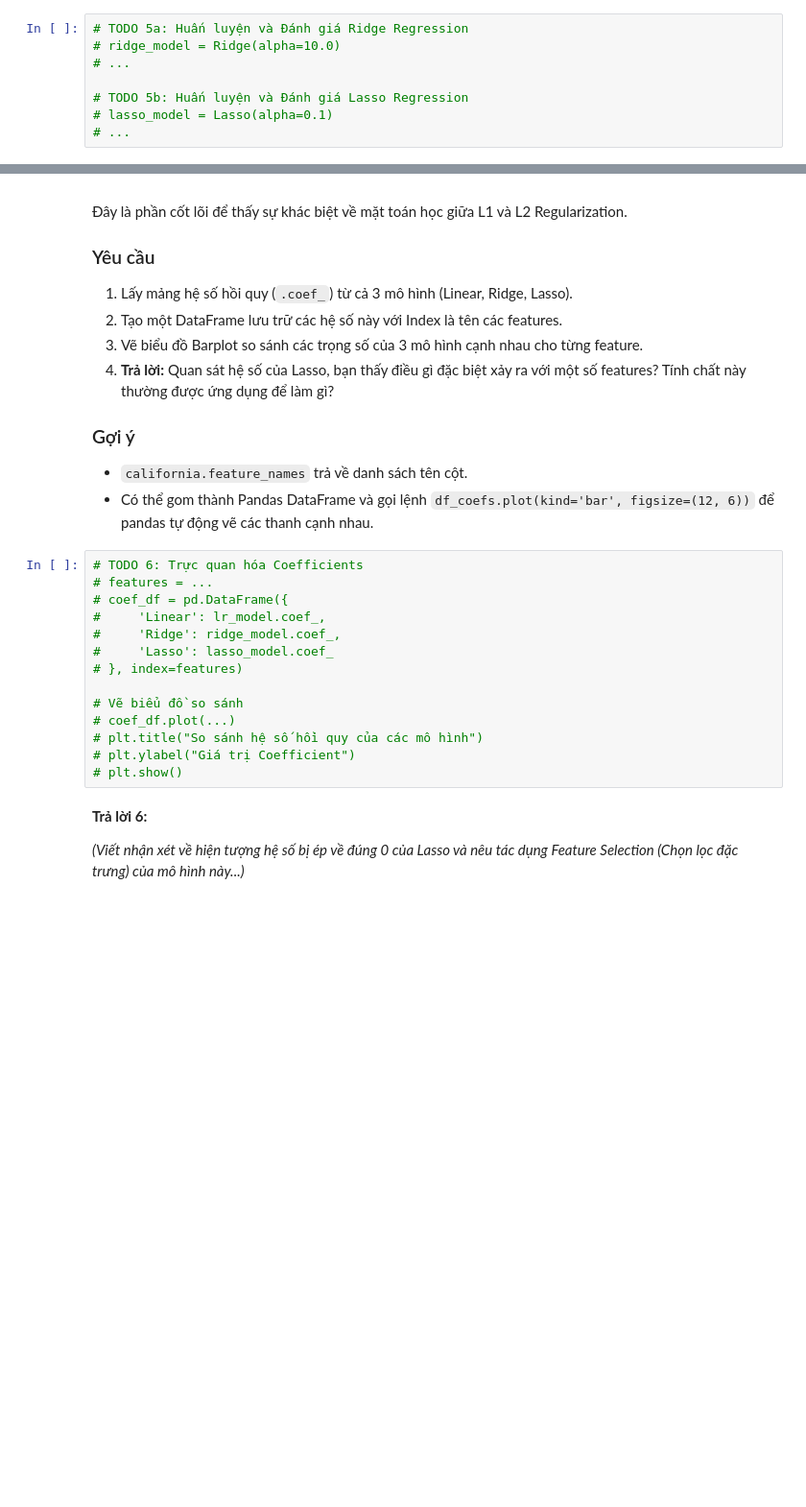
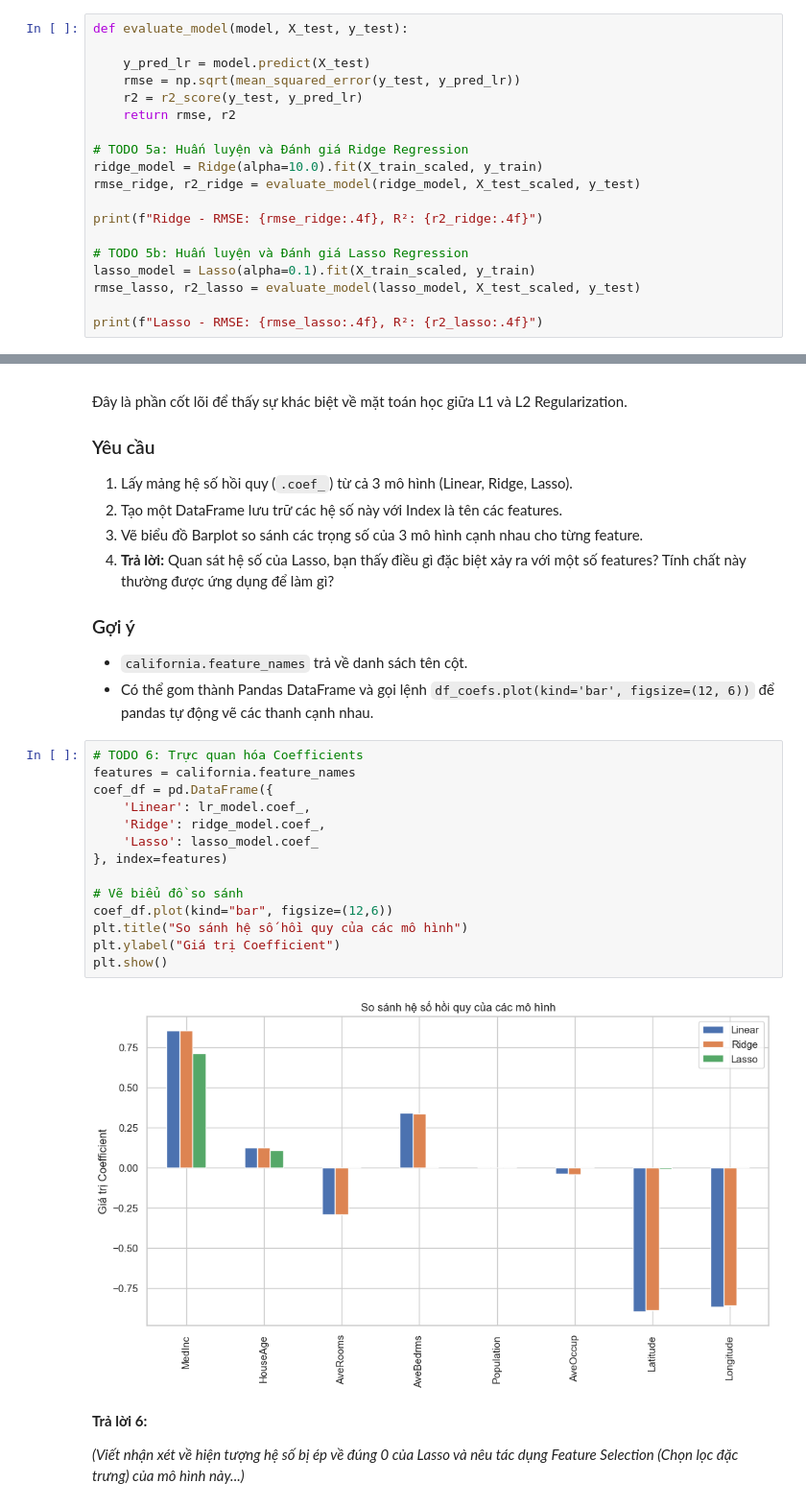
Before and after one commit to khoile2550109-cyber/mliot-pyml-2026-hw, a Jupyter notebook: week03/BTVN_buoi6_housing.ipynb, the cells around one changed output, grey strips where cells are left out. Shown at 96% size. Drawn from its saved outputs; the diff is of its cells as text; blank space fills up the shorter version.

```diff
--- a/week03/BTVN_buoi6_housing.ipynb
+++ b/week03/BTVN_buoi6_housing.ipynb
@@ -146,10 +172,21 @@ y = ...
 - Khởi tạo mô hình: `Ridge(alpha=10.0)` và `Lasso(alpha=0.1)`.
 - Bạn có thể viết một hàm `evaluate_model(model, X_test, y_test)` nhỏ để tái sử dụng code tính RMSE và R² cho đỡ lặp lại.
 # %%
+def evaluate_model(model, X_test, y_test):
+
+    y_pred_lr = model.predict(X_test)
+    rmse = np.sqrt(mean_squared_error(y_test, y_pred_lr))
+    r2 = r2_score(y_test, y_pred_lr)
+    return rmse, r2
+
 # TODO 5a: Huấn luyện và Đánh giá Ridge Regression
-# ridge_model = Ridge(alpha=10.0)
-# ...
+ridge_model = Ridge(alpha=10.0).fit(X_train_scaled, y_train)
+rmse_ridge, r2_ridge = evaluate_model(ridge_model, X_test_scaled, y_test)
+
+print(f"Ridge - RMSE: {rmse_ridge:.4f}, R²: {r2_ridge:.4f}")
 
 # TODO 5b: Huấn luyện và Đánh giá Lasso Regression
-# lasso_model = Lasso(alpha=0.1)
-# ...
+lasso_model = Lasso(alpha=0.1).fit(X_train_scaled, y_train)
+rmse_lasso, r2_lasso = evaluate_model(lasso_model, X_test_scaled, y_test)
+
+print(f"Lasso - RMSE: {rmse_lasso:.4f}, R²: {r2_lasso:.4f}")
@@ -170,18 +210,20 @@ y = ...
 - Có thể gom thành Pandas DataFrame và gọi lệnh `df_coefs.plot(kind='bar', figsize=(12, 6))` để pandas tự động vẽ các thanh cạnh nhau.
 # %%
 # TODO 6: Trực quan hóa Coefficients
-# features = ...
-# coef_df = pd.DataFrame({
-#     'Linear': lr_model.coef_,
-#     'Ridge': ridge_model.coef_,
-#     'Lasso': lasso_model.coef_
-# }, index=features)
+features = california.feature_names
+coef_df = pd.DataFrame({
+    'Linear': lr_model.coef_,
+    'Ridge': ridge_model.coef_,
+    'Lasso': lasso_model.coef_
+}, index=features)
 
 # Vẽ biểu đồ so sánh
-# coef_df.plot(...)
-# plt.title("So sánh hệ số hồi quy của các mô hình")
-# plt.ylabel("Giá trị Coefficient")
-# plt.show()
+coef_df.plot(kind="bar", figsize=(12,6))
+plt.title("So sánh hệ số hồi quy của các mô hình")
+plt.ylabel("Giá trị Coefficient")
+plt.show()
+# %% [output]
+[figure, added]
 # %% [markdown]
 **Trả lời 6:**
 
```
Also changed, not shown: parts of 8 cells of this notebook.
